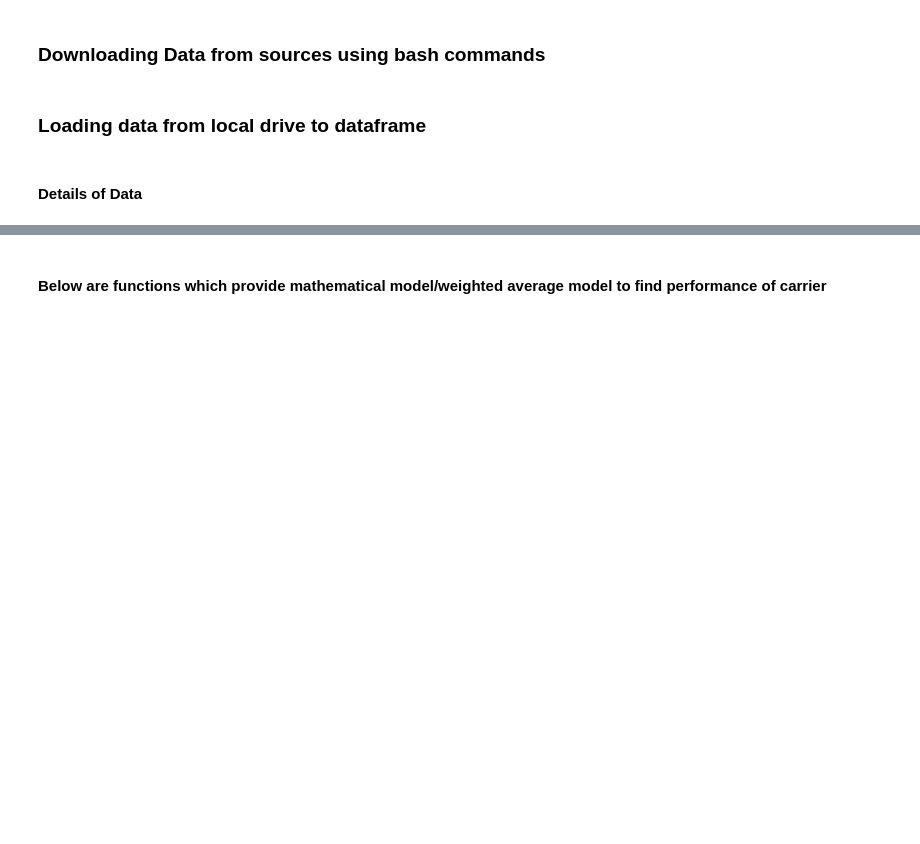
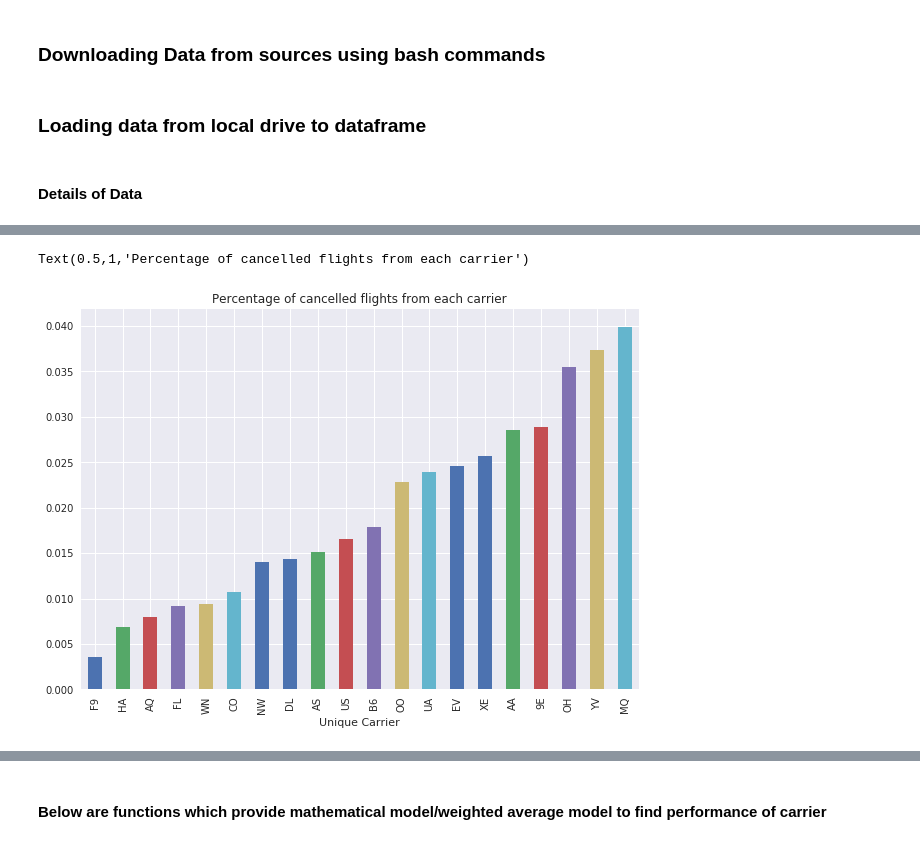
Before and after one commit to srihari4mbatech/IGT_assignment, a Jupyter notebook: IGT_Data_Analysis-Updated.ipynb, the cells around one changed output, grey strips where cells are left out. Drawn from its saved outputs; the diff is of its cells as text; code cells hidden in the pictures; blank space fills up the shorter version.

```diff
--- a/IGT_Data_Analysis-Updated.ipynb
+++ b/IGT_Data_Analysis-Updated.ipynb
@@ -79,7 +98,11 @@ main_df[main_df['AirTime']==0][['UniqueCarrier','DepTime','CRSDepTime','ArrTime'
 #main_df[main_df['Cancelled']==1].shape[0]/main_df.shape[0]
 Cancel_series=pd.Series(main_df[main_df['Cancelled']==1]['UniqueCarrier'].value_counts()/main_df['UniqueCarrier'].value_counts()).sort_values()
 # %%
-fig=plt.figure()
+fig=plt.figure(figsize=(10,7))
 ax=fig.add_subplot(111)
 Cancel_series.plot(kind='bar',ax=ax)
 ax.set_xlabel('Unique Carrier')
+ax.set_title('Percentage of cancelled flights from each carrier')
+# %% [output]
+Text(0.5,1,'Percentage of cancelled flights from each carrier')
+[figure, added]
```
Also changed, not shown: parts of 18 cells of this notebook, 1 other file.
